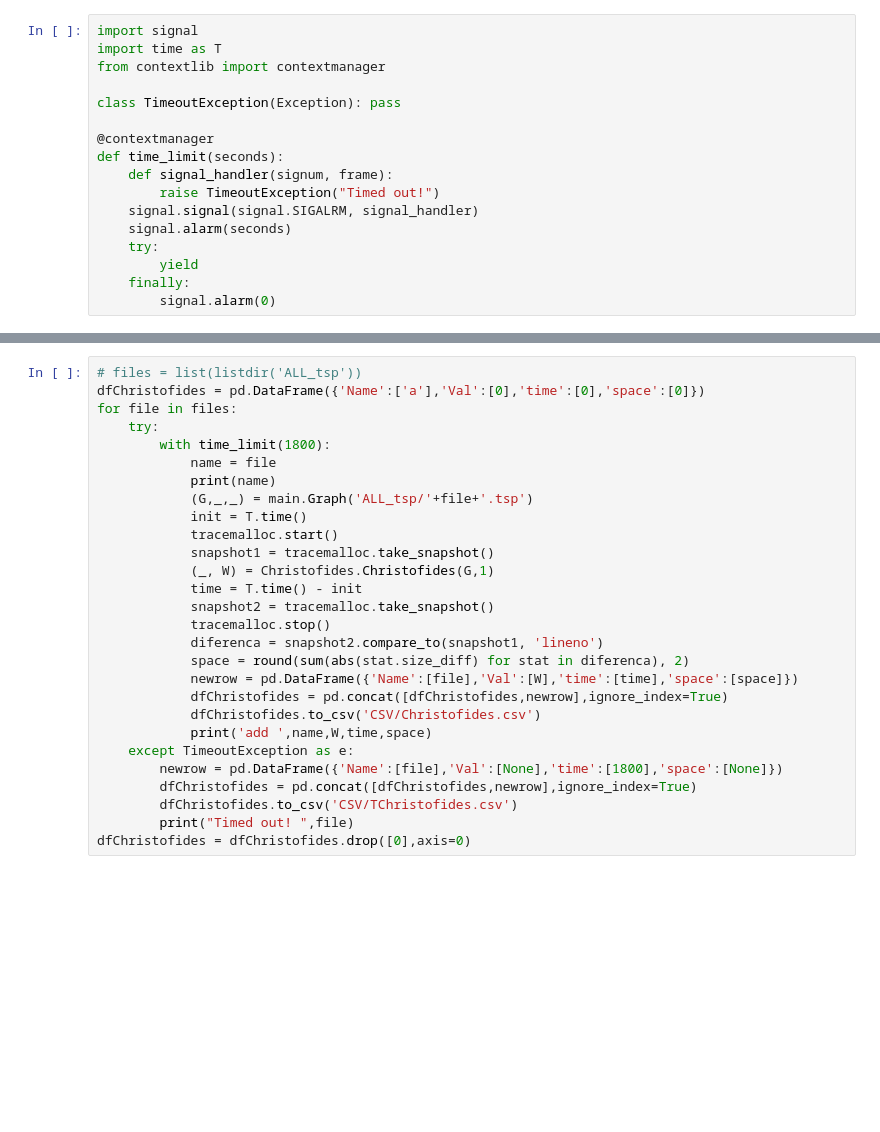
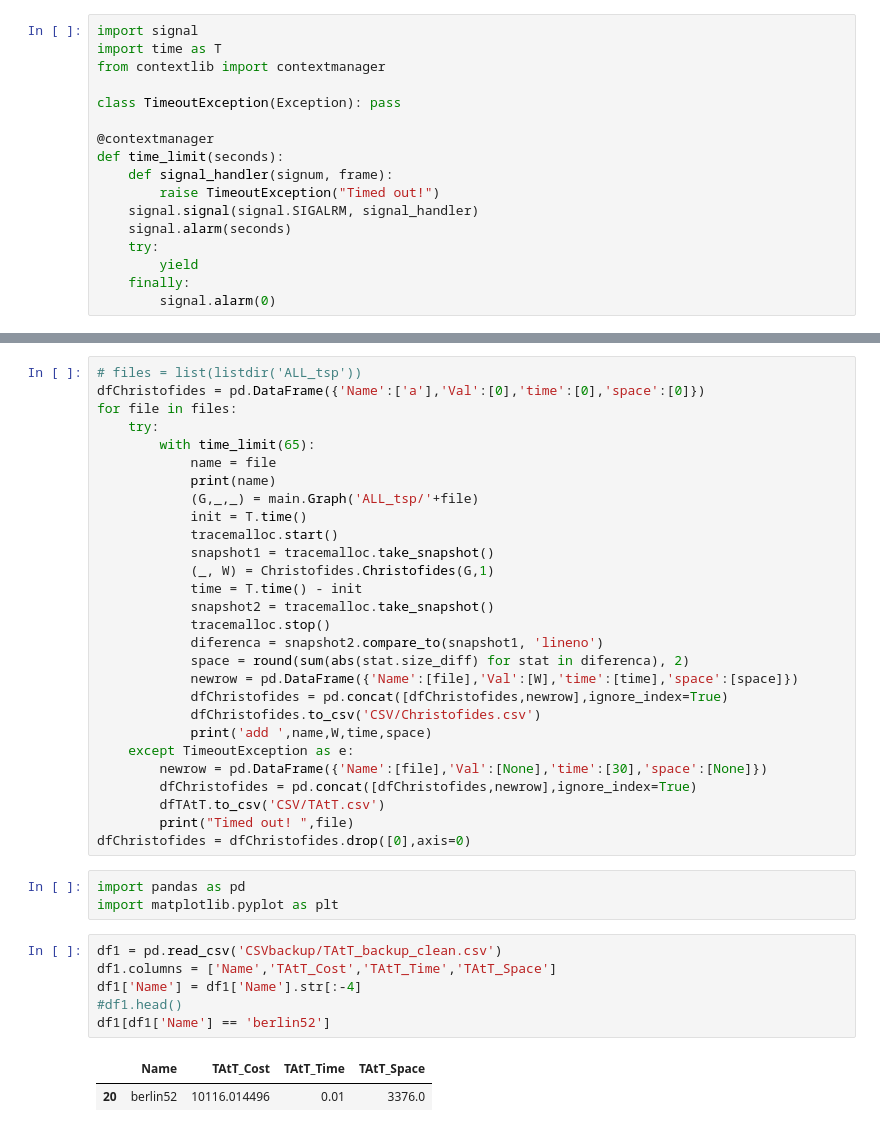
Before and after one commit to CursinoCosta/TP2_ALG2, a Jupyter notebook: Data.ipynb, the cells around one changed output, grey strips where cells are left out. Saved outputs shown, nothing was run; the diff lists cells and outputs as text; blank space fills up the shorter version.

```diff
--- a/Data.ipynb
+++ b/Data.ipynb
@@ -90,10 +149,10 @@ dfTAtT = dfTAtT.drop([0], axis=0)
 dfChristofides = pd.DataFrame({'Name':['a'],'Val':[0],'time':[0],'space':[0]})
 for file in files:
     try:
-        with time_limit(1800):
+        with time_limit(65):
             name = file
             print(name)
-            (G,_,_) = main.Graph('ALL_tsp/'+file+'.tsp')
+            (G,_,_) = main.Graph('ALL_tsp/'+file)
             init = T.time()
             tracemalloc.start()
             snapshot1 = tracemalloc.take_snapshot()
@@ -108,8 +167,20 @@ for file in files:
             dfChristofides.to_csv('CSV/Christofides.csv')
             print('add ',name,W,time,space)
     except TimeoutException as e:
-        newrow = pd.DataFrame({'Name':[file],'Val':[None],'time':[1800],'space':[None]})
+        newrow = pd.DataFrame({'Name':[file],'Val':[None],'time':[30],'space':[None]})
         dfChristofides = pd.concat([dfChristofides,newrow],ignore_index=True)
-        dfChristofides.to_csv('CSV/TChristofides.csv')
+        dfTAtT.to_csv('CSV/TAtT.csv')
         print("Timed out! ",file)
 dfChristofides = dfChristofides.drop([0],axis=0)
+# %%
+import pandas as pd
+import matplotlib.pyplot as plt
+# %%
+df1 = pd.read_csv('CSVbackup/TAtT_backup_clean.csv')
+df1.columns = ['Name','TAtT_Cost','TAtT_Time','TAtT_Space']
+df1['Name'] = df1['Name'].str[:-4]
+#df1.head()
+df1[df1['Name'] == 'berlin52']
+# %% [output]
+|  | Name | TAtT_Cost | TAtT_Time | TAtT_Space |
+| 20 | berlin52 | 10116.014496 | 0.01 | 3376.0 |
```
Also changed, not shown: parts of 14 cells of this notebook, 2 other files.
